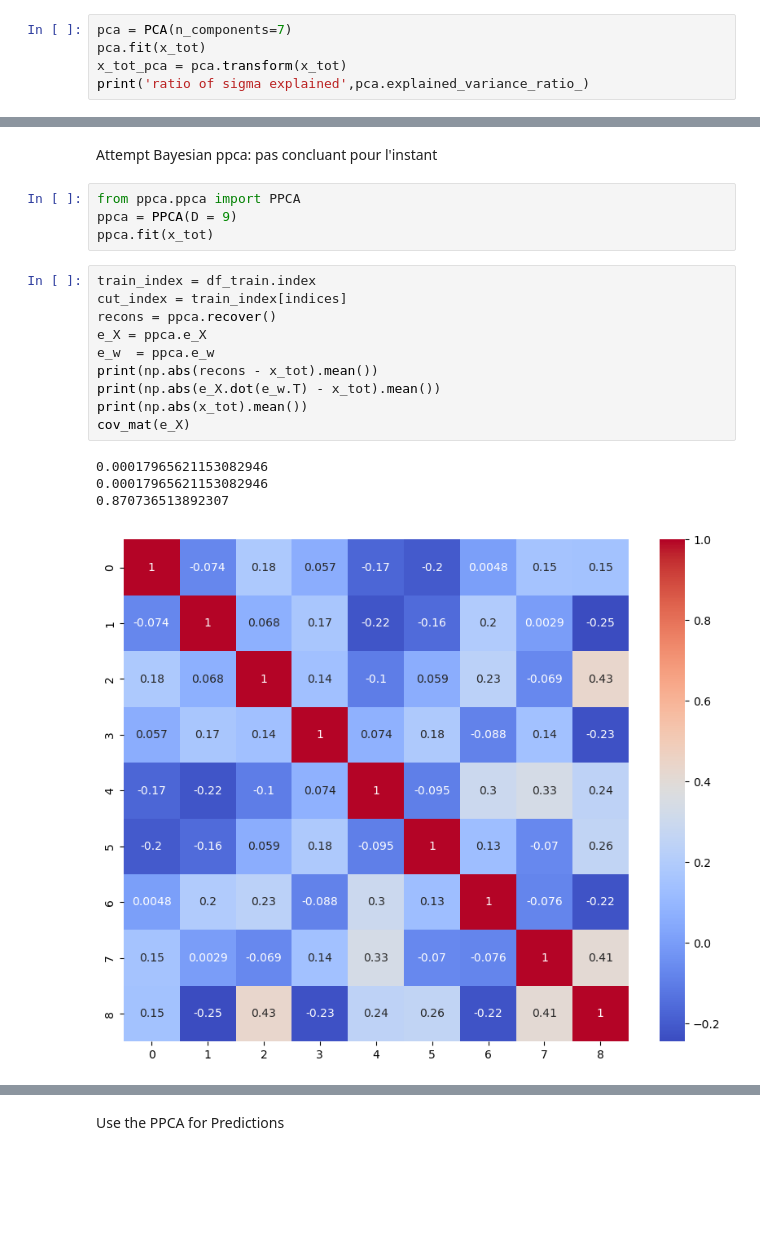
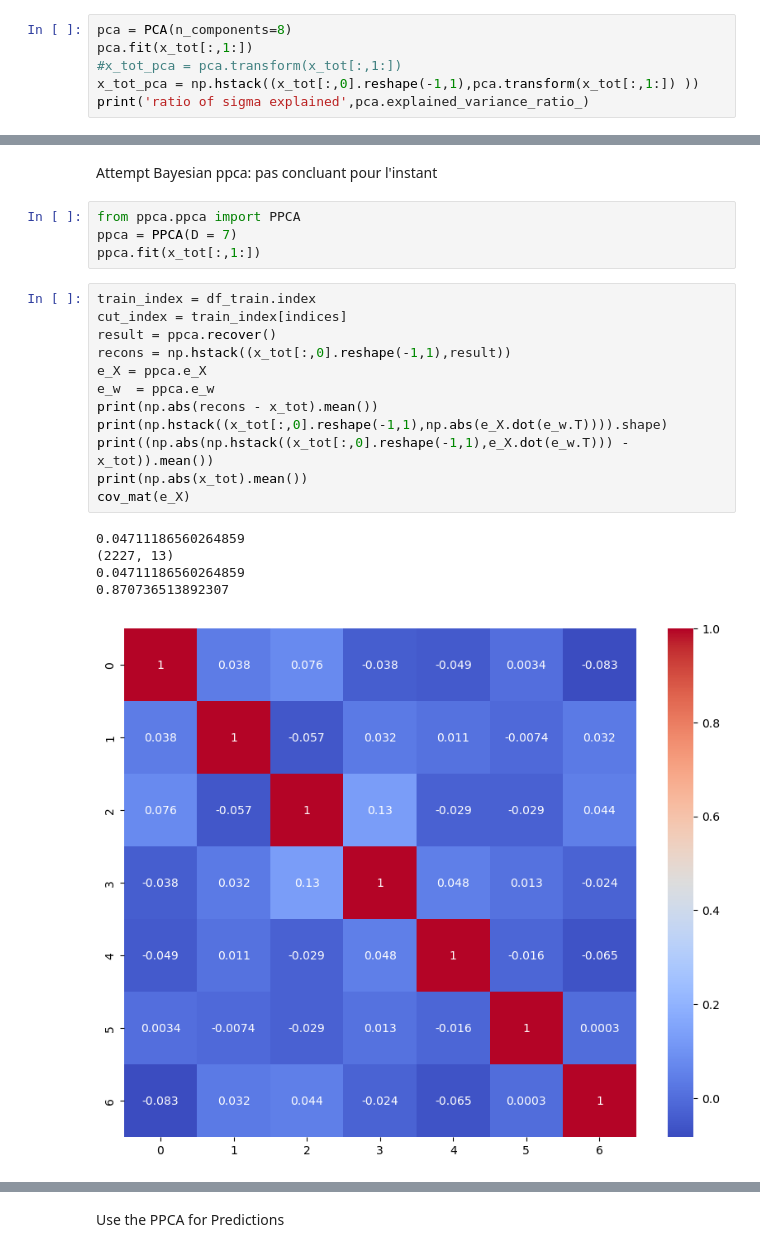
Before and after one commit to AlexandreSelvestre/Recherche-3A, a Jupyter notebook: final_simul.ipynb, the cells around one changed output, grey strips where cells are left out. Saved outputs shown, nothing was run; the diff lists cells and outputs as text; blank space fills up the shorter version.

```diff
--- a/final_simul.ipynb
+++ b/final_simul.ipynb
@@ -694,9 +699,10 @@ cov_mat(mat)
 # %% [markdown]
 PCA
 # %%
-pca = PCA(n_components=7)
-pca.fit(x_tot)
-x_tot_pca = pca.transform(x_tot)
+pca = PCA(n_components=8)
+pca.fit(x_tot[:,1:])
+#x_tot_pca = pca.transform(x_tot[:,1:])
+x_tot_pca = np.hstack((x_tot[:,0].reshape(-1,1),pca.transform(x_tot[:,1:]) ))
 print('ratio of sigma explained',pca.explained_variance_ratio_)
 # %% [output]
 ratio of sigma explained [0.31374149 0.19926777 0.13259859 0.11093036 0.08508917 0.07813053
@@ -731,21 +739,24 @@ nombre de refus [4478. 4351. 4158. 4173. 4149. 3996. 3912.] nombre attemps 5001
 Attempt Bayesian ppca: pas concluant pour l'instant
 # %%
 from ppca.ppca import PPCA
-ppca = PPCA(D = 9)
-ppca.fit(x_tot)
+ppca = PPCA(D = 7)
+ppca.fit(x_tot[:,1:])
 # %%
 train_index = df_train.index
 cut_index = train_index[indices]
-recons = ppca.recover()
+result = ppca.recover()
+recons = np.hstack((x_tot[:,0].reshape(-1,1),result))
 e_X = ppca.e_X
 e_w  = ppca.e_w
 print(np.abs(recons - x_tot).mean())
-print(np.abs(e_X.dot(e_w.T) - x_tot).mean())
+print(np.hstack((x_tot[:,0].reshape(-1,1),np.abs(e_X.dot(e_w.T)))).shape)
+print((np.abs(np.hstack((x_tot[:,0].reshape(-1,1),e_X.dot(e_w.T))) - x_tot)).mean())
 print(np.abs(x_tot).mean())
 cov_mat(e_X)
 # %% [output]
-0.00017965621153082946
-0.00017965621153082946
+0.04711186560264859
+(2227, 13)
+0.04711186560264859
 0.870736513892307
-[figure, old version]
+[figure, new version]
 # %%
```
Also changed, not shown: parts of 13 cells of this notebook.
